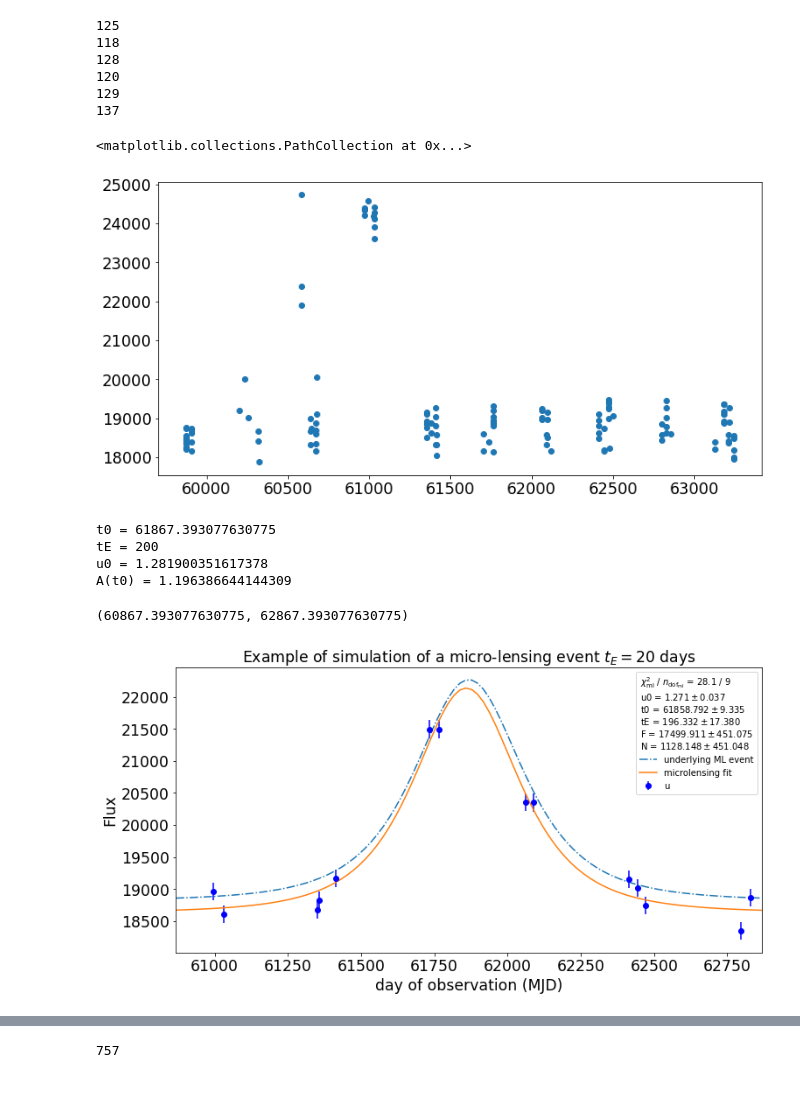
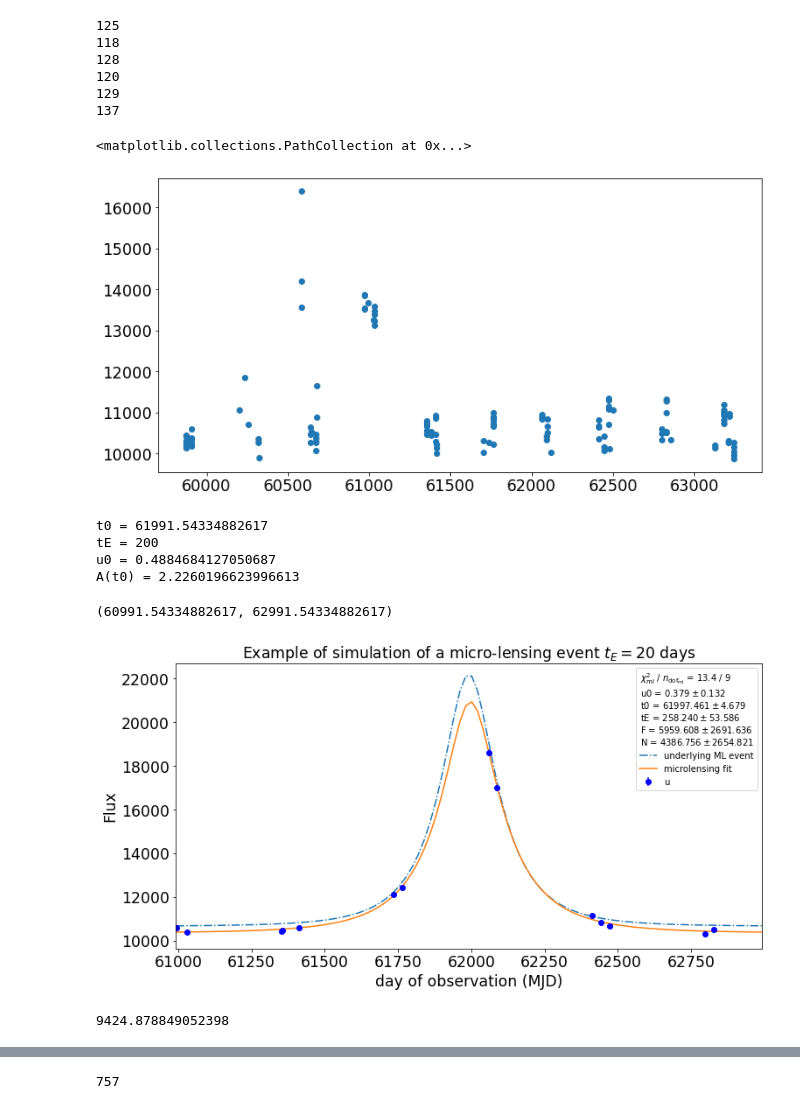
Before and after one commit to sylvielsstfr/StageM12021, a Jupyter notebook: notebooks Damien/Fit flux et amplitude .ipynb, the cells around one changed output, grey strips where cells are left out. Saved outputs shown, nothing was run; the diff lists cells and outputs as text; code cells hidden in the pictures.

```diff
--- a/notebooks Damien/Fit flux et amplitude .ipynb
+++ b/notebooks Damien/Fit flux et amplitude .ipynb
@@ -55,7 +55,7 @@ path_sed_calspec = os.path.join(pysynphot_root_path,'calspec')
 
 flatsp = S.FlatSpectrum(10, fluxunits='photlam')
 flatsp.convert('photlam')
-flatsp_norm = flatsp.renorm(17, 'abmag', S.ObsBandpass('johnson,v'))
+flatsp_norm = flatsp.renorm(20, 'abmag', S.ObsBandpass('johnson,v'))
 
 nbr_filters = 7
 # %% [output]
@@ -80,7 +80,7 @@ Table length=8
 | HD106252 | 183.373 | 10.042 | G0 | E | 100000000000000000000.000 | 8.000 | 100000000000000000000.000 | 7.000 | 100000000000000000000.000 | hd106252_stis_005.fits | 8.101 | ... |
 | FLAT | 0.000 | 0.000 | flat | 0 | 9.721 | 10.369 | 10.000 | 9.501 | 9.001 | flat | 9.721 | ... |
 # %%
-sel_spectrum_idx = 0
+sel_spectrum_idx = 5
 # %%
 if sel_spectrum_idx == 7 :
 
@@ -89,7 +89,7 @@ if sel_spectrum_idx == 7 :
 else :
 
     Spec_norm = S.FileSpectrum(os.path.join(pysynphot_root_path, 'calspec', t["FILES"][sel_spectrum_idx]))
-    Spec = Spec_norm.renorm(21, 'abmag', S.ObsBandpass('johnson,v'))
+    Spec = Spec_norm.renorm(20, 'abmag', S.ObsBandpass('johnson,v'))
 
 Spec.convert('photlam')
 # %%
@@ -229,7 +229,7 @@ def linear(x, alpha, beta) :
     return alpha*x + beta
 # %%
 def Model(t, u0, t0, tE, F, N) :
-    return ((np.sqrt(u0**2+ ((t-t0)/tE)**2))**2+2)/(np.sqrt(u0**2+ ((t-t0)/tE)**2))/np.sqrt((np.sqrt(u0**2+ ((t-t0)/tE)**2))**2+4) * F + N
+    return (((np.sqrt(u0**2+ ((t-t0)/tE)**2))**2+2)/(np.sqrt(u0**2+ ((t-t0)/tE)**2))/np.sqrt((np.sqrt(u0**2+ ((t-t0)/tE)**2))**2+4)) * F + N
 # %%
 LSST_u = S.ArrayBandpass(df_LSST["wl"].values*10, df_LSST["u"].values, name = "u")
 LSST_g = S.ArrayBandpass(df_LSST["wl"].values*10, df_LSST["g"].values, name = "g")
@@ -577,7 +577,7 @@ for i in range (len(df)) :
 plt.scatter(ObservationStartMJD_u, S_pe[1])
 # %% [output]
 <matplotlib.collections.PathCollection at 0x...>
-[figure, old version]
+[figure, new version]
 # %%
 #Randomize parameters
 
@@ -696,7 +696,7 @@ for i in range (len(df_event_u)) :
 for i in range (len(F_pe[1])) :
 
     S_pe[1].append(F_pe[1][i] + N_pe_u[1][i])
-    error[1].append(np.sqrt(S_pe[1][i]))
+    error[1].append(np.sqrt(F_pe[1][i]))
 
 #Underlying ML event
 
@@ -730,39 +730,43 @@ plt.errorbar(x_u, y_u, error[1], fmt = "o", label = "u", color = "b")  #Show dat
 #plt.errorbar(x_g, y_g, error[2], fmt="o", label="g", color = "g")  #Color depends on the filter
 #plt.errorbar(x_r, y_r, error[3], fmt="o", label="r", color = "r")
 #plt.errorbar(x_i, y_i, error[4], fmt="o", label="i", color = "blueviolet")
 #plt.errorbar(x_z, y_z, error[5], fmt="o", label="z", color ="grey")
 #plt.errorbar(x_y, y_y, error[6], fmt="o", label="y", color ="k")
 
 least_squares = LeastSquares(x_u, y_u, error[1], Model)        # Fit using the least squares method
 m = Minuit(least_squares, u0 = u0, t0 = t0, tE = tE, F = F_0[1], N = sum(N_pe[1])/len(N_pe[1]))  #starting values for our parameters
 
 
 m.migrad() # finds minimum of least_squares function
 m.hesse()  # accurately computes uncertainties
 
 plt.plot(ti, Model(ti, *m.values), label = "microlensing fit")
 
 
 #Plot legend etc
 
 fit_info = [
     f"$\\chi^2_\\mathrm{{ml}}$ / $n_\\mathrm{{dof_\\mathrm{{ml}}}}$ = {m.fval:.1f} / {len(x_u) - m.nfit}",    #Display fit info
 ]
 for p, v, e in zip(m.parameters, m.values, m.errors):
     fit_info.append(f"{p} = ${v:.3f} \\pm {e:.3f}$")
 
 plt.xlabel("day of observation (MJD)")
 plt.ylabel("Flux")
 plt.title("Example of simulation of a micro-lensing event $t_E = 20$ days")
-plt.legend(title="\n".join(fit_info))
+plt.legend(title = "\n".join(fit_info))
 plt.xlim(tmin,tmax)
 # %% [output]
-t0 = 61867.393077630775
+t0 = 61991.54334882617
 tE = 200
-u0 = 1.281900351617378
-A(t0) = 1.196386644144309
+u0 = 0.4884684127050687
+A(t0) = 2.2260196623996613
-(60867.393077630775, 62867.393077630775)
+(60991.54334882617, 62991.54334882617)
-[figure, old version]
+[figure, new version]
+# %%
+F_0[1]
+# %% [output]
+9424.878849052398
 # %%
 #Randomize parameters
 
```
Also changed, not shown: parts of 6 cells of this notebook.
